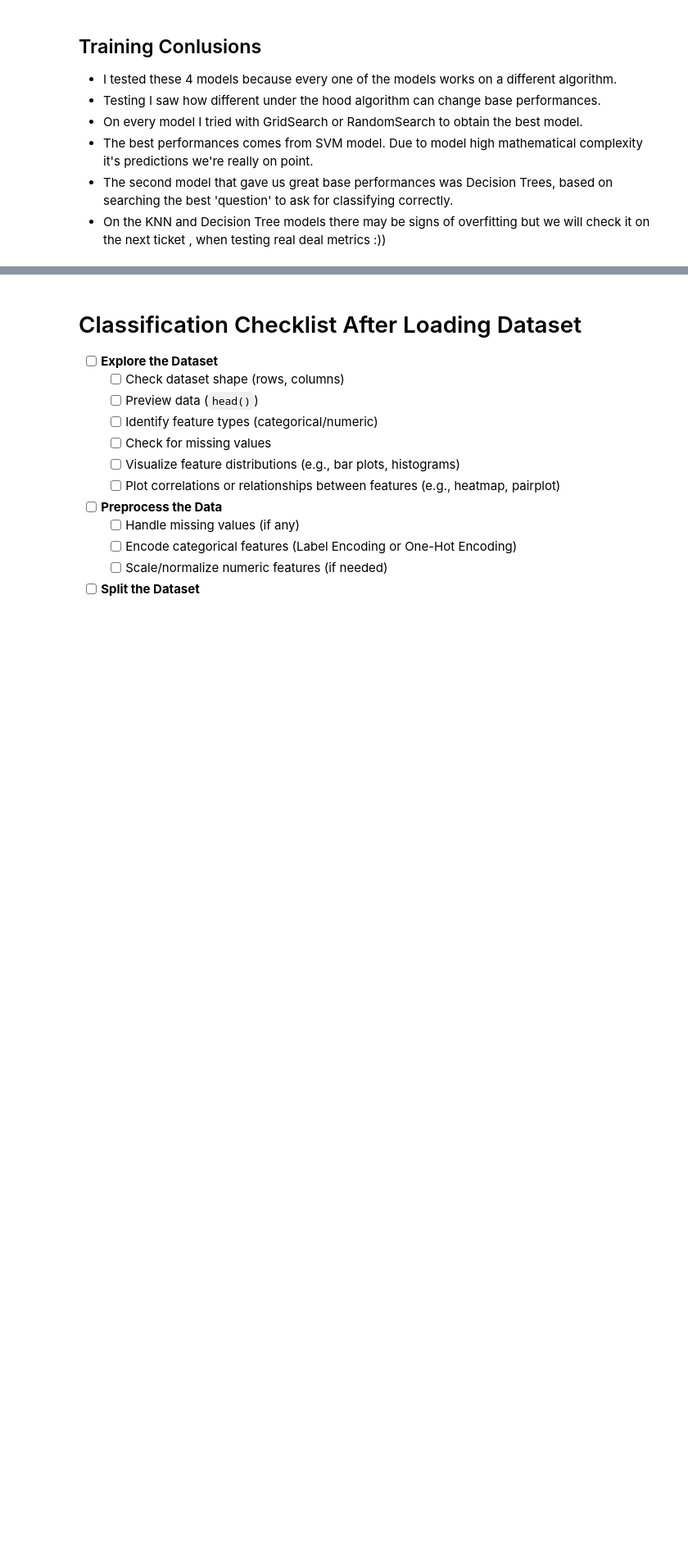
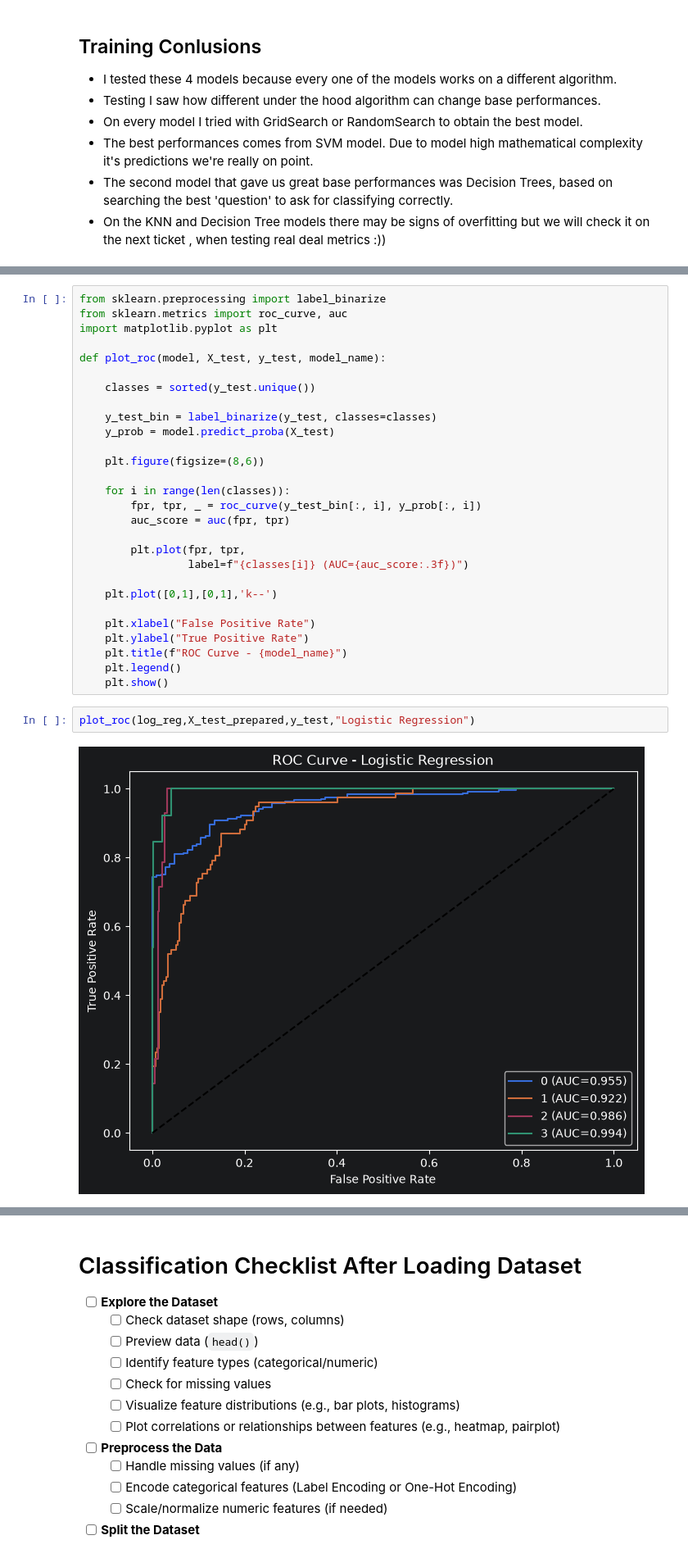
Before and after one commit to kovexison/Practica-AI, a Jupyter notebook: 02-ML-Classification/cars_acceptability_classification.ipynb, the cells around one changed output, grey strips where cells are left out. Shown at 82% size. Drawn from its saved outputs; the diff is of its cells as text; blank space fills up the shorter version.

Commit message:
[WIP] [AI-37] Metrics evaluated for Regression and Decision Tree

```diff
--- a/02-ML-Classification/cars_acceptability_classification.ipynb
+++ b/02-ML-Classification/cars_acceptability_classification.ipynb
@@ -704,0 +738,32 @@ Text(0.5, 14.385633680555548, 'Prediction (y_pred_CV)')
+# %%
+from sklearn.preprocessing import label_binarize
+from sklearn.metrics import roc_curve, auc
+import matplotlib.pyplot as plt
+
+def plot_roc(model, X_test, y_test, model_name):
+
+    classes = sorted(y_test.unique())
+
+    y_test_bin = label_binarize(y_test, classes=classes)
+    y_prob = model.predict_proba(X_test)
+
+    plt.figure(figsize=(8,6))
+
+    for i in range(len(classes)):
+        fpr, tpr, _ = roc_curve(y_test_bin[:, i], y_prob[:, i])
+        auc_score = auc(fpr, tpr)
+
+        plt.plot(fpr, tpr,
+                 label=f"{classes[i]} (AUC={auc_score:.3f})")
+
+    plt.plot([0,1],[0,1],'k--')
+
+    plt.xlabel("False Positive Rate")
+    plt.ylabel("True Positive Rate")
+    plt.title(f"ROC Curve - {model_name}")
+    plt.legend()
+    plt.show()
+# %%
+plot_roc(log_reg,X_test_prepared,y_test,"Logistic Regression")
+# %% [output]
+[figure, added]
```
Also changed, not shown: parts of 25 cells of this notebook.
